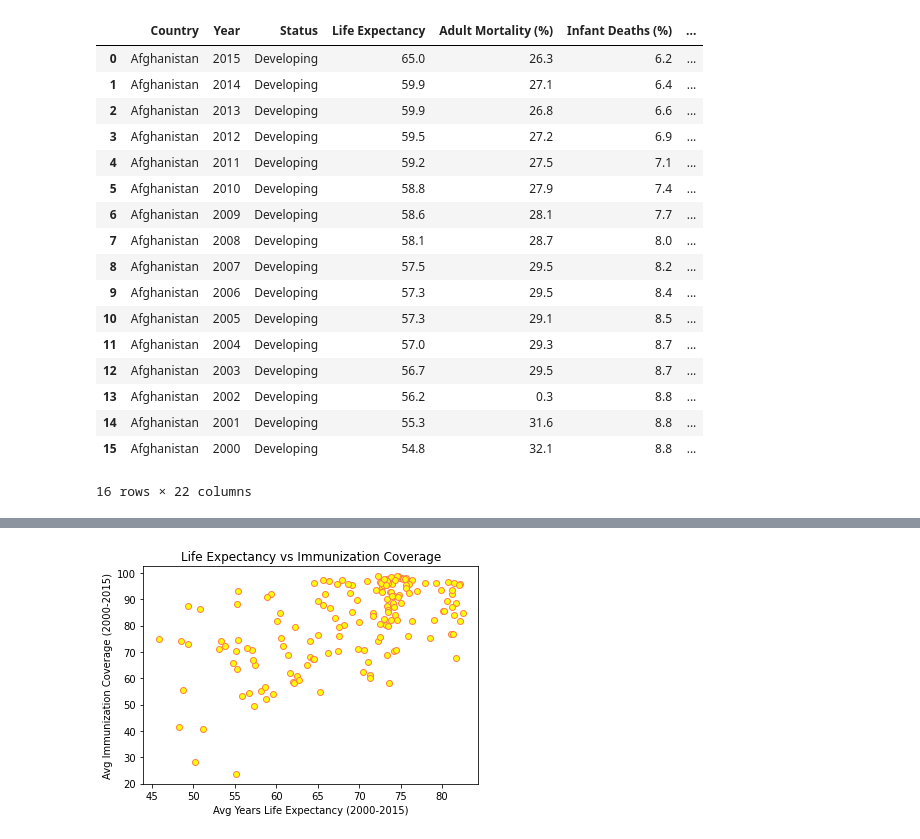
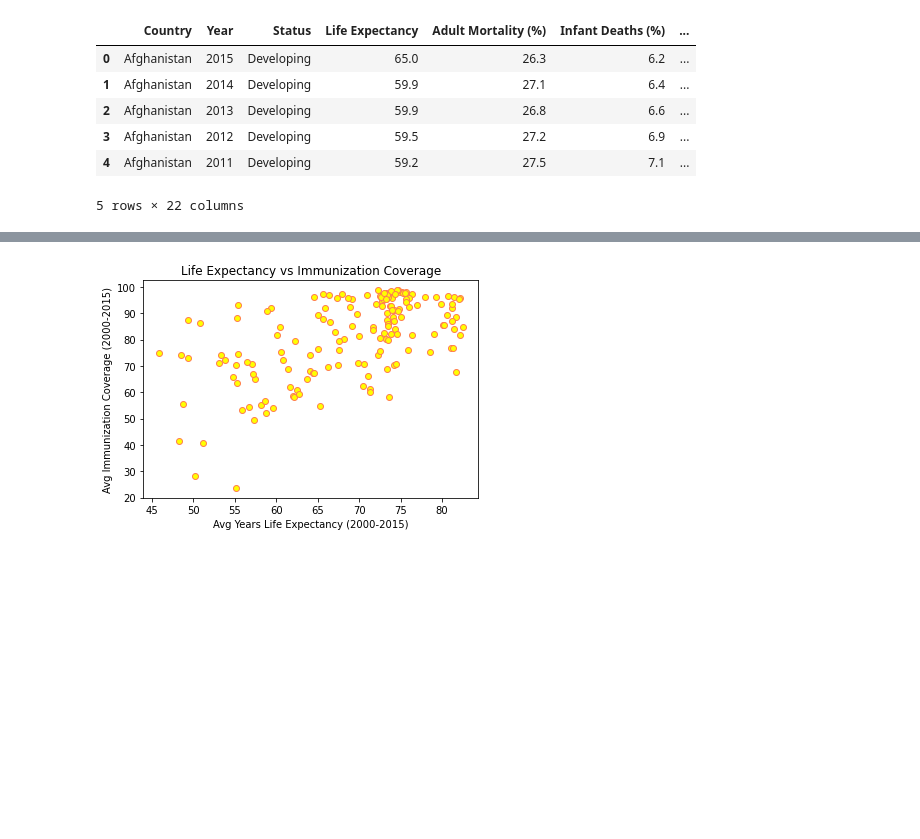
Before and after one commit to shechter430/project_one, a Jupyter notebook: jennifer_analyzations.ipynb, the cells around one changed output, grey strips where cells are left out. Drawn from its saved outputs; the diff is of its cells as text; code cells hidden in the pictures; blank space fills up the shorter version.

```diff
--- a/jennifer_analyzations.ipynb
+++ b/jennifer_analyzations.ipynb
@@ -8,26 +8,15 @@ life_expectancy_clean = "resources/life_expectancy_clean.csv"
 
 life_expectancy = pd.read_csv(life_expectancy_clean)
 # %%
-life_expectancy.head(16)
+life_expectancy.head()
 # %% [output]
 |  | Country | Year | Status | Life Expectancy | Adult Mortality (%) | Infant Deaths (%) | ... |
 | 0 | Afghanistan | 2015 | Developing | 65.0 | 26.3 | 6.2 | ... |
 | 1 | Afghanistan | 2014 | Developing | 59.9 | 27.1 | 6.4 | ... |
 | 2 | Afghanistan | 2013 | Developing | 59.9 | 26.8 | 6.6 | ... |
 | 3 | Afghanistan | 2012 | Developing | 59.5 | 27.2 | 6.9 | ... |
 | 4 | Afghanistan | 2011 | Developing | 59.2 | 27.5 | 7.1 | ... |
-| 5 | Afghanistan | 2010 | Developing | 58.8 | 27.9 | 7.4 | ... |
-| 6 | Afghanistan | 2009 | Developing | 58.6 | 28.1 | 7.7 | ... |
-| 7 | Afghanistan | 2008 | Developing | 58.1 | 28.7 | 8.0 | ... |
-| 8 | Afghanistan | 2007 | Developing | 57.5 | 29.5 | 8.2 | ... |
-| 9 | Afghanistan | 2006 | Developing | 57.3 | 29.5 | 8.4 | ... |
-| 10 | Afghanistan | 2005 | Developing | 57.3 | 29.1 | 8.5 | ... |
-| 11 | Afghanistan | 2004 | Developing | 57.0 | 29.3 | 8.7 | ... |
-| 12 | Afghanistan | 2003 | Developing | 56.7 | 29.5 | 8.7 | ... |
-| 13 | Afghanistan | 2002 | Developing | 56.2 | 0.3 | 8.8 | ... |
-| 14 | Afghanistan | 2001 | Developing | 55.3 | 31.6 | 8.8 | ... |
-| 15 | Afghanistan | 2000 | Developing | 54.8 | 32.1 | 8.8 | ... |
-16 rows × 22 columns
+5 rows × 22 columns
 # %%
 #Gather averages over the years for life expectancy, hep b, polio, and diptheria
 mean_lifeexp = life_expectancy.groupby('Country')["Life Expectancy"].mean()
```
Also changed, not shown: parts of 5 cells of this notebook.
